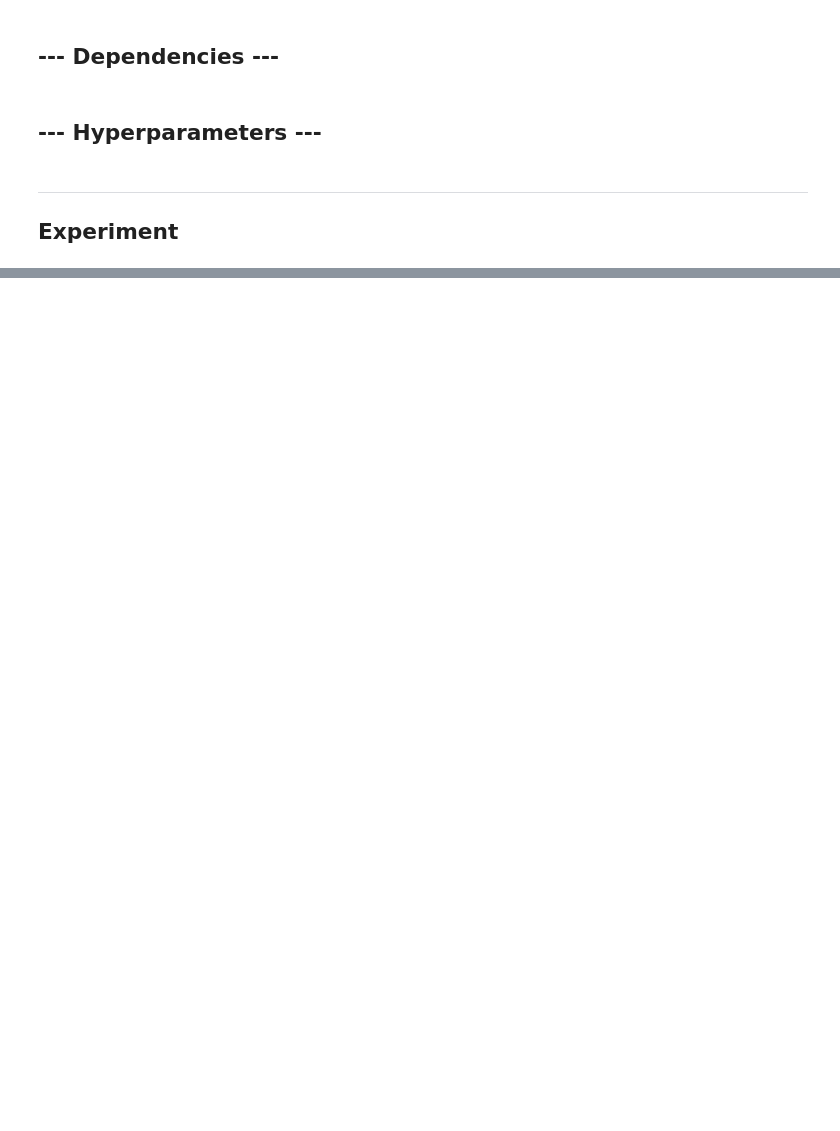
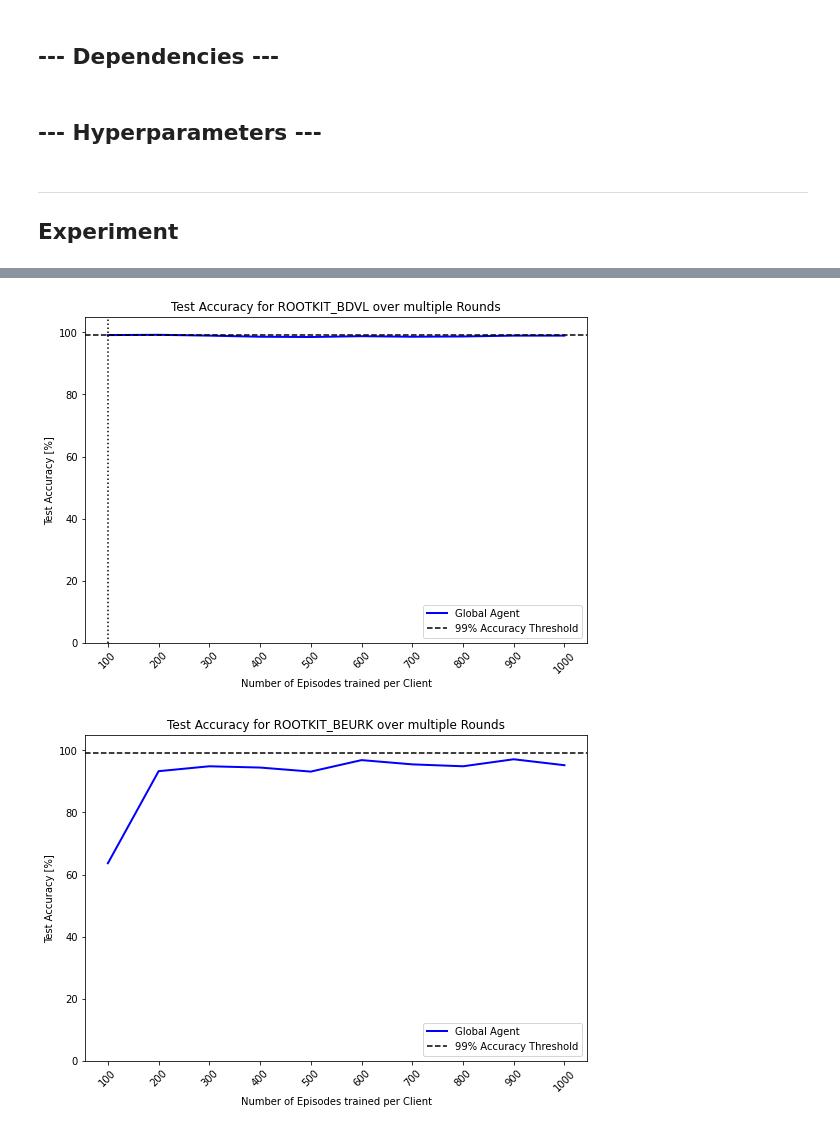
Before and after one commit to jan-kreischer/FedRL-for-IoT-Security, a Jupyter notebook: prototypes/prototype_01/experiment-03.ipynb, the cells around one changed output, grey strips where cells are left out. Cells and saved outputs as stored; diff of their text form; code cells hidden in the pictures; blank space fills up the shorter version.

```diff
--- a/prototypes/prototype_01/experiment-03.ipynb
+++ b/prototypes/prototype_01/experiment-03.ipynb
@@ -210,0 +237,5 @@ Agent 2 learning curve
+# %%
+e1v0.plot_behavior_performances()
+# %% [output]
+[figure, added]
+[figure, added]
```
Also changed, not shown: parts of 38 cells of this notebook.
